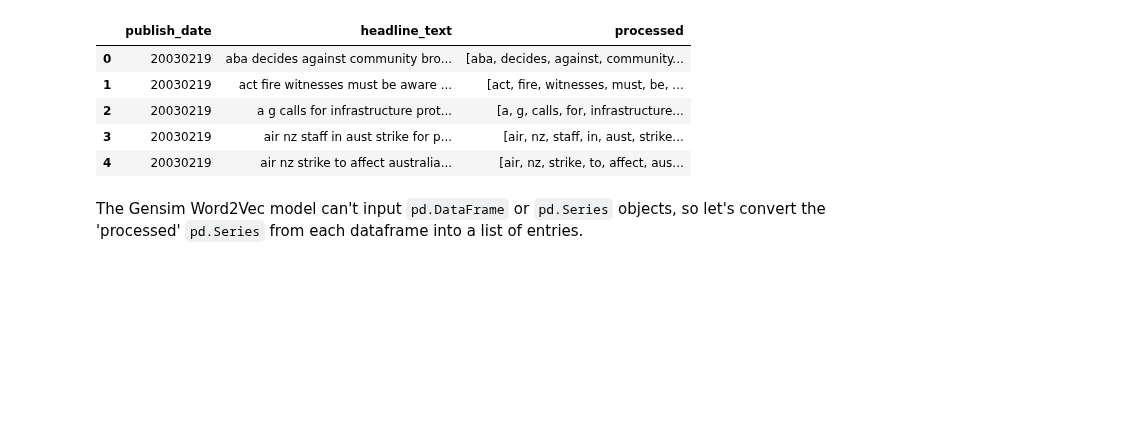
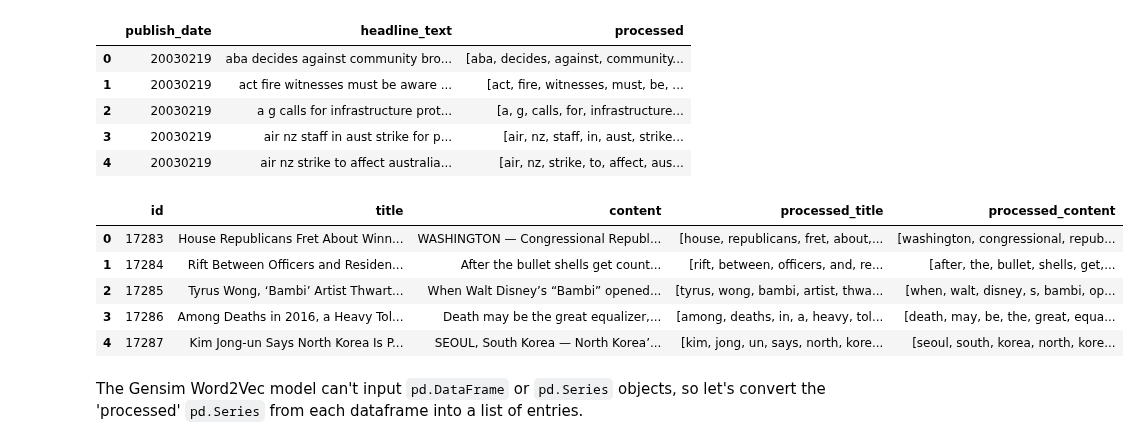
Before and after one commit to aman527/news-classification, a Jupyter notebook: Sentiment Analysis.ipynb, the cells around one changed output. Drawn from its saved outputs; the diff is of its cells as text; code cells hidden in the pictures; blank space fills up the shorter version.

```diff
--- a/Sentiment Analysis.ipynb
+++ b/Sentiment Analysis.ipynb
@@ -112,6 +212,17 @@ abc_headlines.head()
 | 2 | 20030219 | a g calls for infrastructure prot... | [a, g, calls, for, infrastructure... |
 | 3 | 20030219 | air nz staff in aust strike for p... | [air, nz, staff, in, aust, strike... |
 | 4 | 20030219 | air nz strike to affect australia... | [air, nz, strike, to, affect, aus... |
+# %%
+ATN_articles['processed_title'] = ATN_articles['title'].apply(process_text)
+ATN_articles['processed_content'] = ATN_articles['content'].apply(process_text)
+ATN_articles.head()
+# %% [output]
+|  | id | title | content | processed_title | processed_content |
+| 0 | 17283 | House Republicans Fret About Winn... | WASHINGTON — Congressional Republ... | [house, republicans, fret, about,... | [washington, congressional, repub... |
+| 1 | 17284 | Rift Between Officers and Residen... | After the bullet shells get count... | [rift, between, officers, and, re... | [after, the, bullet, shells, get,... |
+| 2 | 17285 | Tyrus Wong, ‘Bambi’ Artist Thwart... | When Walt Disney’s “Bambi” opened... | [tyrus, wong, bambi, artist, thwa... | [when, walt, disney, s, bambi, op... |
+| 3 | 17286 | Among Deaths in 2016, a Heavy Tol... | Death may be the great equalizer,... | [among, deaths, in, a, heavy, tol... | [death, may, be, the, great, equa... |
+| 4 | 17287 | Kim Jong-un Says North Korea Is P... | SEOUL, South Korea — North Korea’... | [kim, jong, un, says, north, kore... | [seoul, south, korea, north, kore... |
 # %% [markdown]
 The Gensim Word2Vec model can't input `pd.DataFrame` or `pd.Series` objects, so let's convert the 'processed' `pd.Series` from each dataframe into a list of entries.
 # %%
```
Also changed, not shown: parts of 63 cells of this notebook, 9 other files.
